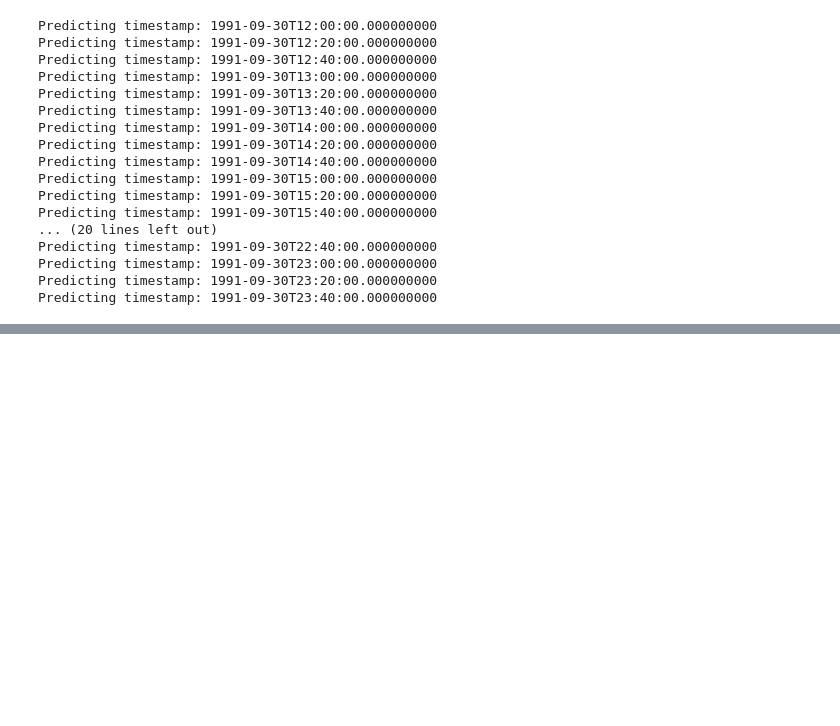
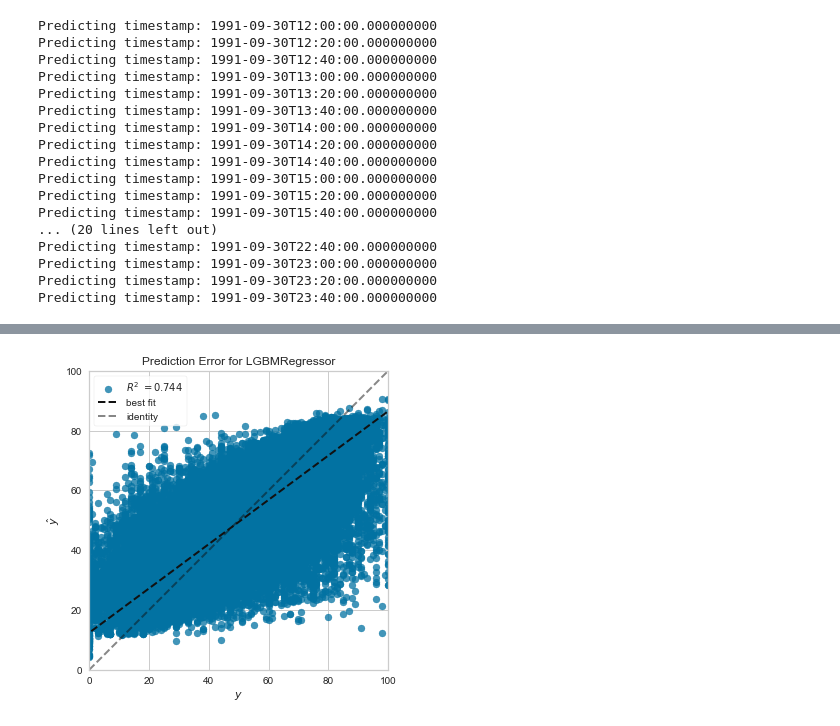
Before and after one commit to MargaridaMC/KaggleMg, a Jupyter notebook: 202203_TabularPlaygroundSeries/PycaretRegression.ipynb, the cells around one changed output, grey strips where cells are left out. Drawn from its saved outputs; the diff is of its cells as text; code cells hidden in the pictures; blank space fills up the shorter version.

```diff
--- a/202203_TabularPlaygroundSeries/PycaretRegression.ipynb
+++ b/202203_TabularPlaygroundSeries/PycaretRegression.ipynb
@@ -443,0 +651,4 @@ test_predictions.to_csv("Submissions/pycaret_lightgbm_weekday_data.csv", index =
+# %%
+plot_model(lgbm, plot = 'error')
+# %% [output]
+[figure, added]
```
Also changed, not shown: parts of 32 cells of this notebook.
